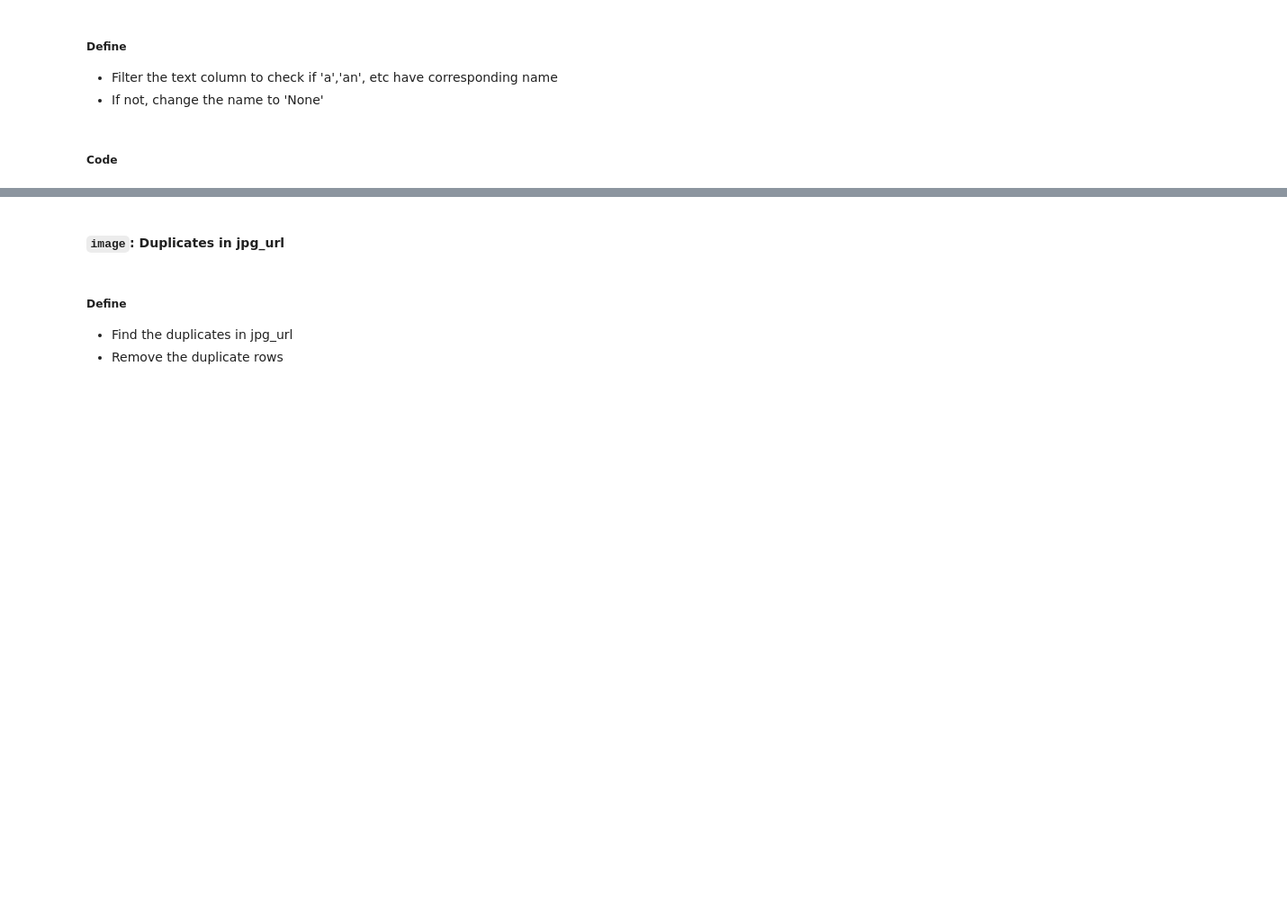
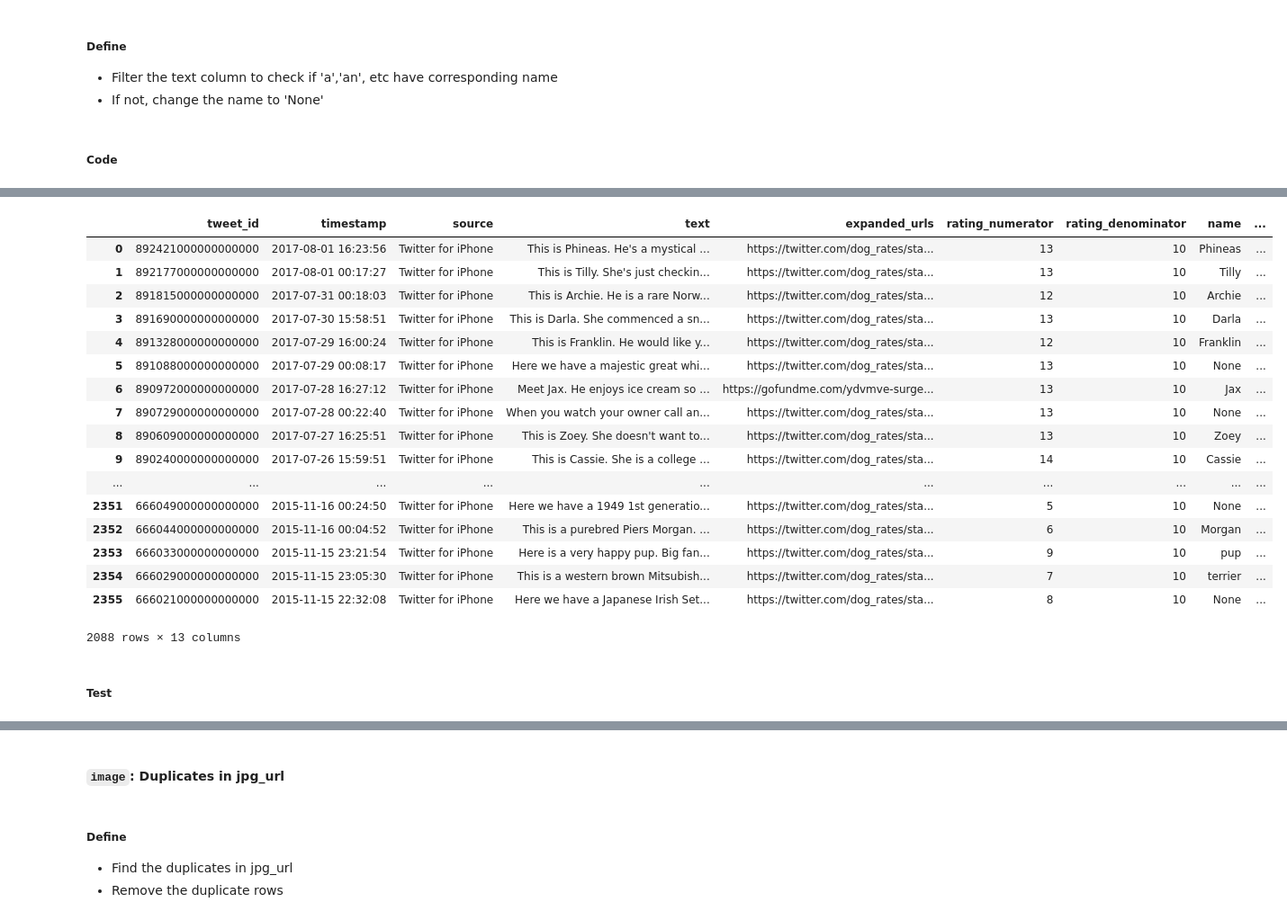
Before and after one commit to michellemao0224/Data-Wrangling, a Jupyter notebook: Project/wrangle_act.ipynb, the cells around one changed output, grey strips where cells are left out. Shown: that part at 90% size. Drawn from its saved outputs; the diff is of its cells as text; code cells hidden in the pictures; blank space fills up the shorter version.

Commit message:
replace name v3

```diff
--- a/Project/wrangle_act.ipynb
+++ b/Project/wrangle_act.ipynb
@@ -237,7 +237,7 @@ tweet_clean.rate.sort_values()
 # %% [markdown]
 ##### Code
 # %%
-Exception_names = ['a', 'an','actually', 'by', 'his', 'my', 'one', 'the', 'very']
+Exception_names = ['a', 'an','actually', 'by', 'his', 'my', 'one', 'the', 'very', 'such','getting', 'world', 'mad']
 # %%
 for names in tweet_clean.name:
     if names in Exception_names:
@@ -249,0 +245,3 @@ for names in tweet_clean.name:
+# %%
+# tweet_clean['new_text'][~tweet_clean['new_text'].isnull()]
+tweet_clean['new_text'] = tweet_clean['new_text'].str.extract('\is (?:a|an|the) (.*?)\.').str.split().str[-1]
@@ -249,0 +250,34 @@ for names in tweet_clean.name:
+# %%
+tweet_clean.new_text[1527] = tweet_clean.new_text[1527].replace('the', 'lobster')
+tweet_clean.new_text[1603] = tweet_clean.new_text[1603].replace('the', 'pupper')
+tweet_clean.new_text[1797] = tweet_clean.new_text[1797].replace('the', 'pupper')
+tweet_clean.new_text[1815] = tweet_clean.new_text[1815].replace('the', 'None')
+tweet_clean.new_text[2037] = tweet_clean.new_text[2037].replace('the', 'None')
+tweet_clean.new_text[2212] = tweet_clean.new_text[2212].replace('the', 'vine')
+tweet_clean.new_text[1146] = tweet_clean.new_text[1146].replace('just', 'pupper')
+tweet_clean.new_text[1457] = tweet_clean.new_text[1457].replace('just', 'pupper')
+tweet_clean.new_text[2019] = tweet_clean.new_text[2019].replace('just', 'None')
+tweet_clean.new_text[1138] = tweet_clean.new_text[1138].replace('all', 'pupper')
+tweet_clean.new_text[1025] = tweet_clean.new_text[1025].replace('an', 'Kangaroo')
+tweet_clean.new_text[1362] = tweet_clean.new_text[1362].replace('an', 'Seal')
+tweet_clean.new_text[2204] = tweet_clean.new_text[2204].replace('an', 'Berta')
+tweet_clean.new_text[1724] = tweet_clean.new_text[1724].replace('by', 'None')
+tweet_clean.new_text[1071] = tweet_clean.new_text[1071].replace('getting', 'Beaver')
+tweet_clean.new_text[992] = tweet_clean.new_text[992].replace('his', 'Quizno')
+tweet_clean.new_text[1095] = tweet_clean.new_text[1095].replace('mad', 'pupper')
+tweet_clean.new_text[1897] = tweet_clean.new_text[1897].replace('mix', 'Columbia')
+tweet_clean.new_text[1923] = tweet_clean.new_text[1923].replace('mix', 'Baklava')
+tweet_clean.new_text[852] = tweet_clean.new_text[852].replace('my', 'Zoey')
+tweet_clean.new_text[1120] = tweet_clean.new_text[1120].replace('this', 'doggo')
+tweet_clean.new_text[819] = tweet_clean.new_text[819].replace('very', 'Kangaroo')
+tweet_clean.new_text[1031] = tweet_clean.new_text[1031].replace('very', 'Seal')
+tweet_clean.new_text[1097] = tweet_clean.new_text[1097].replace('very', 'Turtle')
+tweet_clean.new_text[1385] = tweet_clean.new_text[1385].replace('very', 'snake')
+tweet_clean.new_text[1382] = tweet_clean.new_text[1382].replace('world', 'pupper')
+tweet_clean.new_text[2333] = tweet_clean.new_text[2333].replace('an', 'Parthenon')
+tweet_clean.new_text[2335] = tweet_clean.new_text[2335].replace('an', 'Episcopalian')
+tweet_clean.new_text[2345] = tweet_clean.new_text[2345].replace('the', 'dog')
+tweet_clean.new_text[2346] = tweet_clean.new_text[2346].replace('the', 'Paul')
+tweet_clean.new_text[2347] = tweet_clean.new_text[2347].replace('wheels', 'terrier')
+tweet_clean.new_text[2348] = tweet_clean.new_text[2348].replace('mix', 'bear')
+tweet_clean.new_text[2349] = tweet_clean.new_text[2349].replace('an', 'dog')
@@ -250,2 +302,26 @@ for names in tweet_clean.name:
+# %%
+tweet_clean.name = tweet_clean.new_text
+tweet_clean.drop(['new_text'], axis=1)
+# %% [output]
+|  | tweet_id | timestamp | source | text | expanded_urls | rating_numerator | rating_denominator | name | ... |
+| 0 | 892421000000000000 | 2017-08-01 16:23:56 | Twitter for iPhone | This is Phineas. He's a mystical ... | https://twitter.com/dog_rates/sta... | 13 | 10 | Phineas | ... |
+| 1 | 892177000000000000 | 2017-08-01 00:17:27 | Twitter for iPhone | This is Tilly. She's just checkin... | https://twitter.com/dog_rates/sta... | 13 | 10 | Tilly | ... |
+| 2 | 891815000000000000 | 2017-07-31 00:18:03 | Twitter for iPhone | This is Archie. He is a rare Norw... | https://twitter.com/dog_rates/sta... | 12 | 10 | Archie | ... |
+| 3 | 891690000000000000 | 2017-07-30 15:58:51 | Twitter for iPhone | This is Darla. She commenced a sn... | https://twitter.com/dog_rates/sta... | 13 | 10 | Darla | ... |
+| 4 | 891328000000000000 | 2017-07-29 16:00:24 | Twitter for iPhone | This is Franklin. He would like y... | https://twitter.com/dog_rates/sta... | 12 | 10 | Franklin | ... |
+| 5 | 891088000000000000 | 2017-07-29 00:08:17 | Twitter for iPhone | Here we have a majestic great whi... | https://twitter.com/dog_rates/sta... | 13 | 10 | None | ... |
+| 6 | 890972000000000000 | 2017-07-28 16:27:12 | Twitter for iPhone | Meet Jax. He enjoys ice cream so ... | https://gofundme.com/ydvmve-surge... | 13 | 10 | Jax | ... |
+| 7 | 890729000000000000 | 2017-07-28 00:22:40 | Twitter for iPhone | When you watch your owner call an... | https://twitter.com/dog_rates/sta... | 13 | 10 | None | ... |
+| 8 | 890609000000000000 | 2017-07-27 16:25:51 | Twitter for iPhone | This is Zoey. She doesn't want to... | https://twitter.com/dog_rates/sta... | 13 | 10 | Zoey | ... |
+| 9 | 890240000000000000 | 2017-07-26 15:59:51 | Twitter for iPhone | This is Cassie. She is a college ... | https://twitter.com/dog_rates/sta... | 14 | 10 | Cassie | ... |
+| ... | ... | ... | ... | ... | ... | ... | ... | ... | ... |
+| 2351 | 666049000000000000 | 2015-11-16 00:24:50 | Twitter for iPhone | Here we have a 1949 1st generatio... | https://twitter.com/dog_rates/sta... | 5 | 10 | None | ... |
+| 2352 | 666044000000000000 | 2015-11-16 00:04:52 | Twitter for iPhone | This is a purebred Piers Morgan. ... | https://twitter.com/dog_rates/sta... | 6 | 10 | Morgan | ... |
+| 2353 | 666033000000000000 | 2015-11-15 23:21:54 | Twitter for iPhone | Here is a very happy pup. Big fan... | https://twitter.com/dog_rates/sta... | 9 | 10 | pup | ... |
+| 2354 | 666029000000000000 | 2015-11-15 23:05:30 | Twitter for iPhone | This is a western brown Mitsubish... | https://twitter.com/dog_rates/sta... | 7 | 10 | terrier | ... |
+| 2355 | 666021000000000000 | 2015-11-15 22:32:08 | Twitter for iPhone | Here we have a Japanese Irish Set... | https://twitter.com/dog_rates/sta... | 8 | 10 | None | ... |
+2088 rows × 13 columns
+# %% [markdown]
+##### Test
 # %%
 tweet_clean['name'].value_counts()
```
Also changed, not shown: parts of 10 cells of this notebook.
